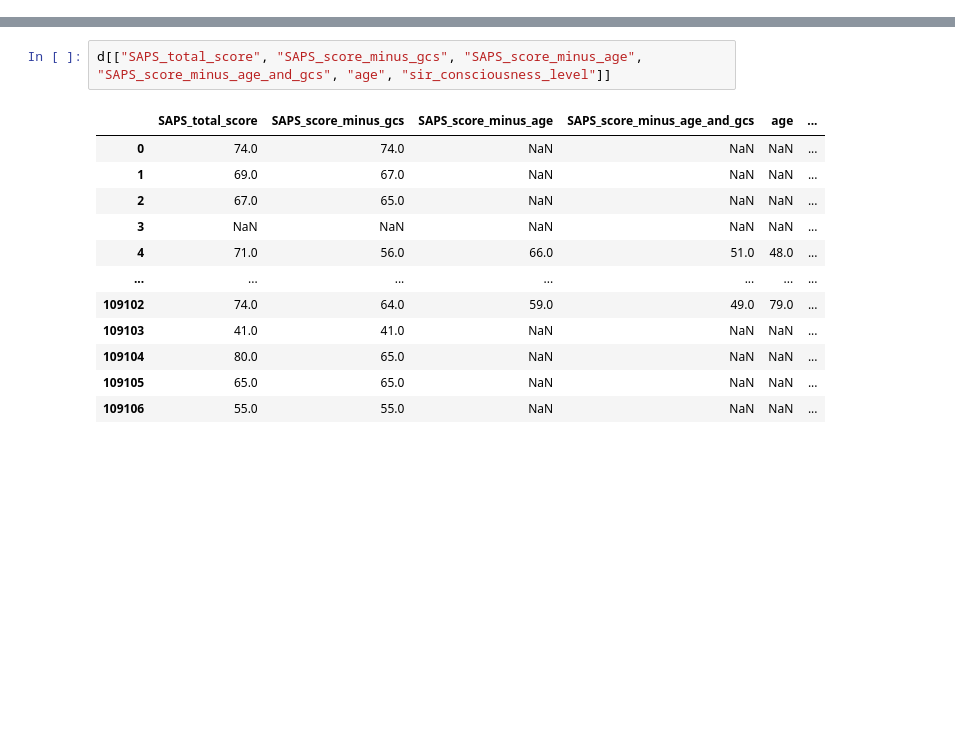
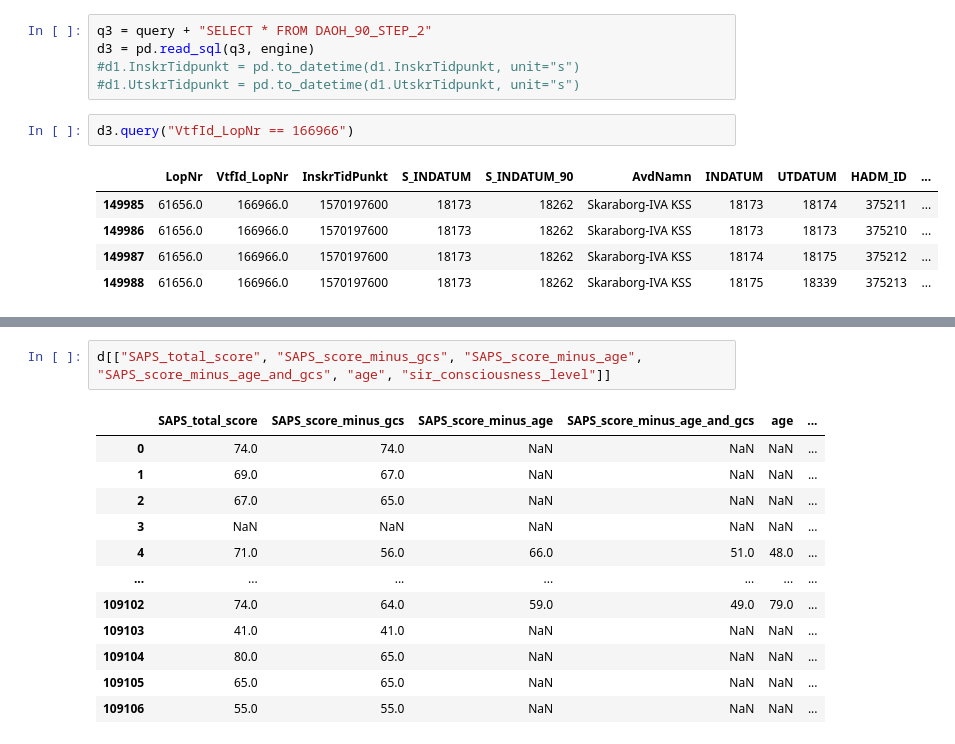
Before and after one commit to johol355/neuro-ascertainment, a Jupyter notebook: candidate-queries/transferred-nsicu-cohort-daoh/transferred-cohort-daoh.ipynb, the cells around one changed output, grey strips where cells are left out. Saved outputs shown, nothing was run; the diff lists cells and outputs as text; blank space fills up the shorter version.

```diff
--- a/candidate-queries/transferred-nsicu-cohort-daoh/transferred-cohort-daoh.ipynb
+++ b/candidate-queries/transferred-nsicu-cohort-daoh/transferred-cohort-daoh.ipynb
@@ -59,0 +67,13 @@ Name: DX_RANK, Length: 109107, dtype: int64
+# %%
+q3 = query + "SELECT * FROM DAOH_90_STEP_2"
+d3 = pd.read_sql(q3, engine)
+#d1.InskrTidpunkt = pd.to_datetime(d1.InskrTidpunkt, unit="s")
+#d1.UtskrTidpunkt = pd.to_datetime(d1.UtskrTidpunkt, unit="s")
+# %%
+d3.query("VtfId_LopNr == 166966")
+# %% [output]
+|  | LopNr | VtfId_LopNr | InskrTidPunkt | S_INDATUM | S_INDATUM_90 | AvdNamn | INDATUM | UTDATUM | HADM_ID | ... |
+| 149985 | 61656.0 | 166966.0 | 1570197600 | 18173 | 18262 | Skaraborg-IVA KSS | 18173 | 18174 | 375211 | ... |
+| 149986 | 61656.0 | 166966.0 | 1570197600 | 18173 | 18262 | Skaraborg-IVA KSS | 18173 | 18173 | 375210 | ... |
+| 149987 | 61656.0 | 166966.0 | 1570197600 | 18173 | 18262 | Skaraborg-IVA KSS | 18174 | 18175 | 375212 | ... |
+| 149988 | 61656.0 | 166966.0 | 1570197600 | 18173 | 18262 | Skaraborg-IVA KSS | 18175 | 18339 | 375213 | ... |
```
Also changed, not shown: parts of 13 cells of this notebook, 1 other file.
